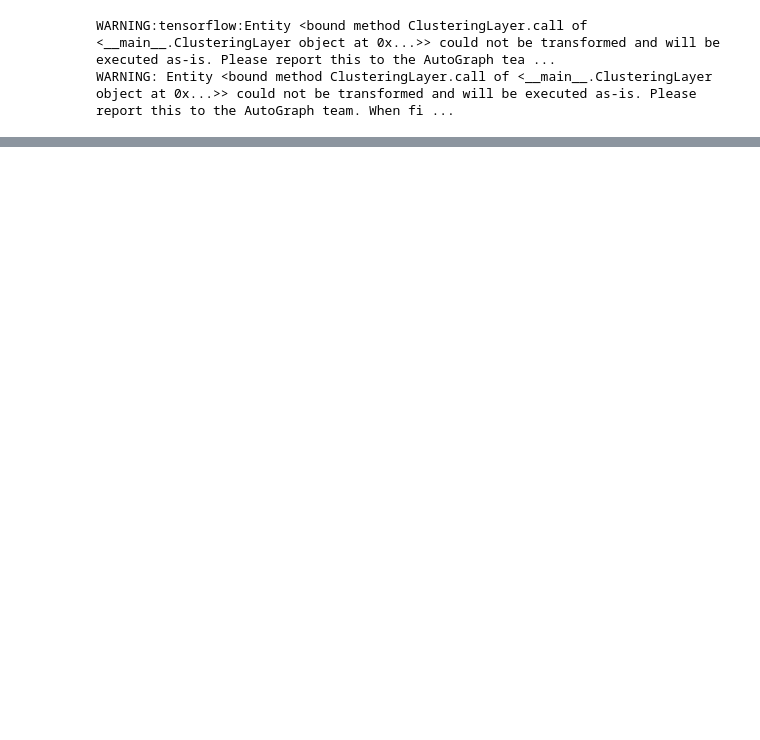
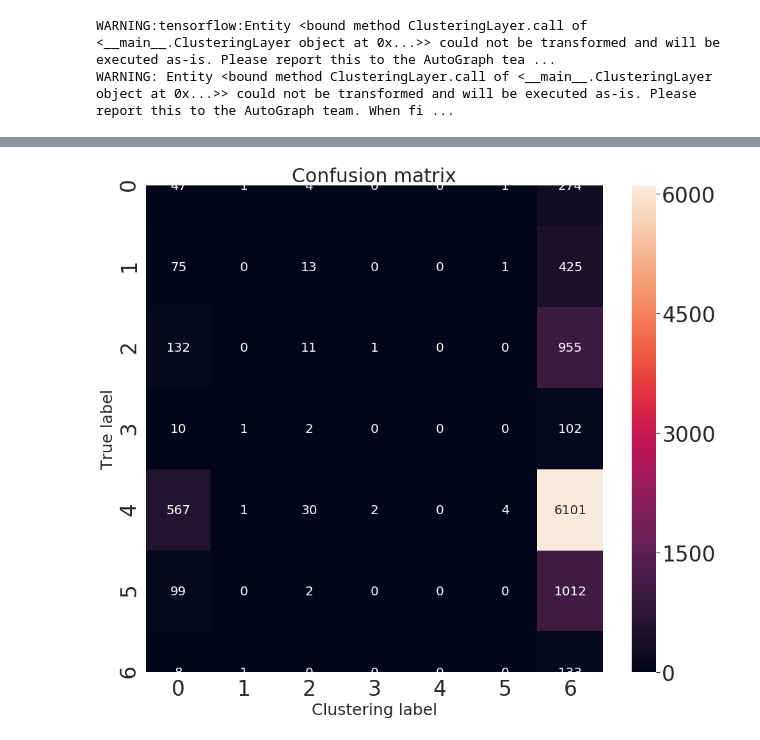
Before and after one commit to WangLi2019Gt/Skin-Cancer-Image-Classification-using-CNN-And-Clustering, a Jupyter notebook: AutoEncoder_Cluster.ipynb, the cells around one changed output, grey strips where cells are left out. Drawn from its saved outputs; the diff is of its cells as text; code cells hidden in the pictures; blank space fills up the shorter version.

```diff
--- a/AutoEncoder_Cluster.ipynb
+++ b/AutoEncoder_Cluster.ipynb
@@ -259,0 +270,11 @@ plt.show()
+# %%
+q = model.predict(x_copy, verbose=0)
+p = target_distribution(q)  # update the auxiliary target distribution p
+
+# evaluate the clustering performance
+y_pred = q.argmax(1)
+if y is not None:
+    acc_value = np.round(acc(y, y_pred), 5)
+
+    loss = np.round(loss, 5)
+    print('Acc = %.5f' % (acc_value), ' ; loss=', loss)
@@ -259,0 +283,15 @@ plt.show()
+# %%
+import seaborn as sns
+import sklearn.metrics
+import matplotlib.pyplot as plt
+sns.set(font_scale=3)
+confusion_matrix = sklearn.metrics.confusion_matrix(y, y_pred)
+
+plt.figure(figsize=(16, 14))
+sns.heatmap(confusion_matrix, annot=True, fmt="d", annot_kws={"size": 20});
+plt.title("Confusion matrix", fontsize=30)
+plt.ylabel('True label', fontsize=25)
+plt.xlabel('Clustering label', fontsize=25)
+plt.show()
+# %% [output]
+[figure, added]
```
Also changed, not shown: parts of 10 cells of this notebook.
